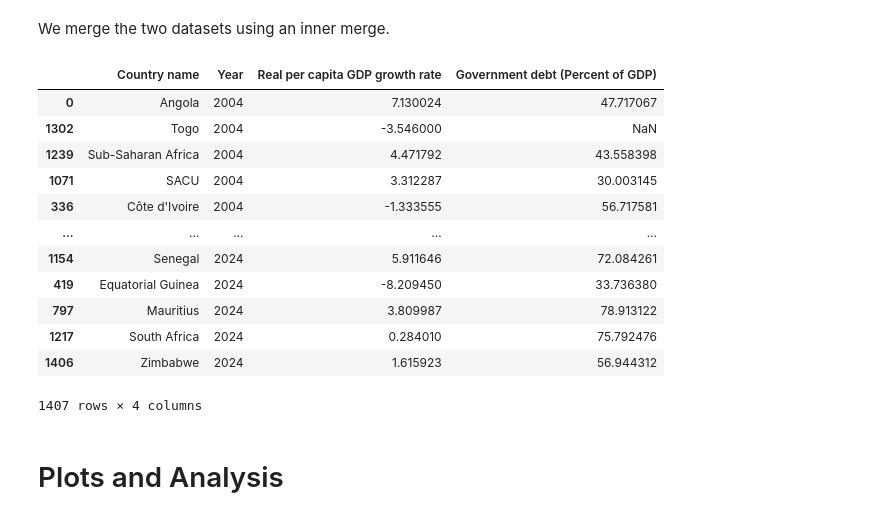
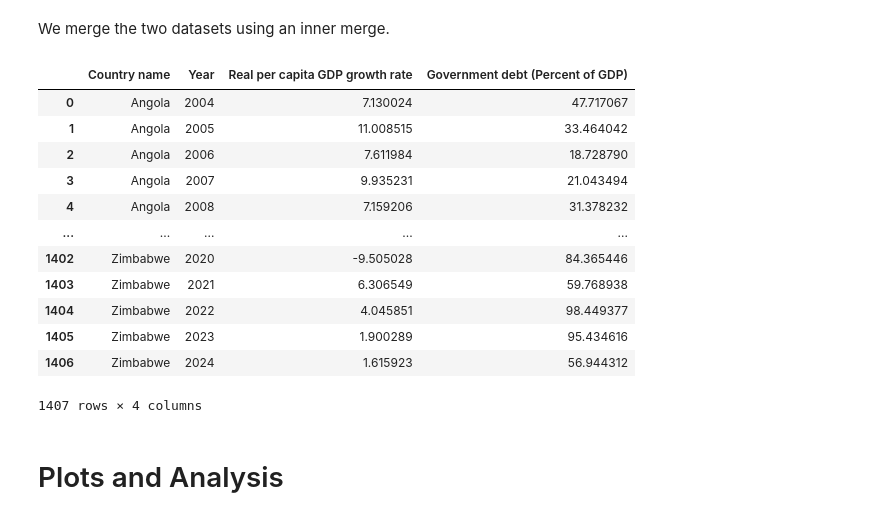
Before and after one commit to NumEconCopenhagen/projects-2024-miguel-og-chris, a Jupyter notebook: dataproject/dataproject.ipynb, the cells around one changed output. Saved outputs shown, nothing was run; the diff lists cells and outputs as text; code cells hidden in the pictures.

```diff
--- a/dataproject/dataproject.ipynb
+++ b/dataproject/dataproject.ipynb
@@ -22,3 +22,11 @@ The autoreload extension is already loaded. To reload it, use:
   %reload_ext autoreload
 # %% [markdown]
 # Read and clean data
+# %%
+gdp_file = 'GDPGrowthData-All.csv'
+debt_file = 'DebtData-All.csv'
+
+# Cleaning the data
+GDPData, DebtData = dp.clean_data(gdp_file, debt_file)
+#The two datasets are identical in structure, so we will only display one of them in the data cleaning proces
+display(GDPData)
@@ -63,22 +100,23 @@ print(GDP_panel_data)
 # Merging the data
 # %% [markdown]
 We merge the two datasets using an inner merge.
-# %%
-display(merged_data)
-# %% [output]
-|  | Country name | Year | Real per capita GDP growth rate | Government debt (Percent of GDP) |
-| 0 | Angola | 2004 | 7.130024 | 47.717067 |
-| 1302 | Togo | 2004 | -3.546000 | NaN |
-| 1239 | Sub-Saharan Africa | 2004 | 4.471792 | 43.558398 |
-| 1071 | SACU | 2004 | 3.312287 | 30.003145 |
-| 336 | Côte d'Ivoire | 2004 | -1.333555 | 56.717581 |
-| ... | ... | ... | ... | ... |
-| 1154 | Senegal | 2024 | 5.911646 | 72.084261 |
-| 419 | Equatorial Guinea | 2024 | -8.209450 | 33.736380 |
-| 797 | Mauritius | 2024 | 3.809987 | 78.913122 |
-| 1217 | South Africa | 2024 | 0.284010 | 75.792476 |
-| 1406 | Zimbabwe | 2024 | 1.615923 | 56.944312 |
-1407 rows × 4 columns
+# %%
+Merged_data = dp.clean_transform_merge_data(gdp_file, debt_file)
+display(Merged_data)
+# %% [output]
+|  | Country name | Year | Real per capita GDP growth rate | Government debt (Percent of GDP) |
+| 0 | Angola | 2004 | 7.130024 | 47.717067 |
+| 1 | Angola | 2005 | 11.008515 | 33.464042 |
+| 2 | Angola | 2006 | 7.611984 | 18.728790 |
+| 3 | Angola | 2007 | 9.935231 | 21.043494 |
+| 4 | Angola | 2008 | 7.159206 | 31.378232 |
+| ... | ... | ... | ... | ... |
+| 1402 | Zimbabwe | 2020 | -9.505028 | 84.365446 |
+| 1403 | Zimbabwe | 2021 | 6.306549 | 59.768938 |
+| 1404 | Zimbabwe | 2022 | 4.045851 | 98.449377 |
+| 1405 | Zimbabwe | 2023 | 1.900289 | 95.434616 |
+| 1406 | Zimbabwe | 2024 | 1.615923 | 56.944312 |
+1407 rows × 4 columns
 # %% [markdown]
 # Plots and Analysis
 # %% [markdown]
```
Also changed, not shown: parts of 19 cells of this notebook.
